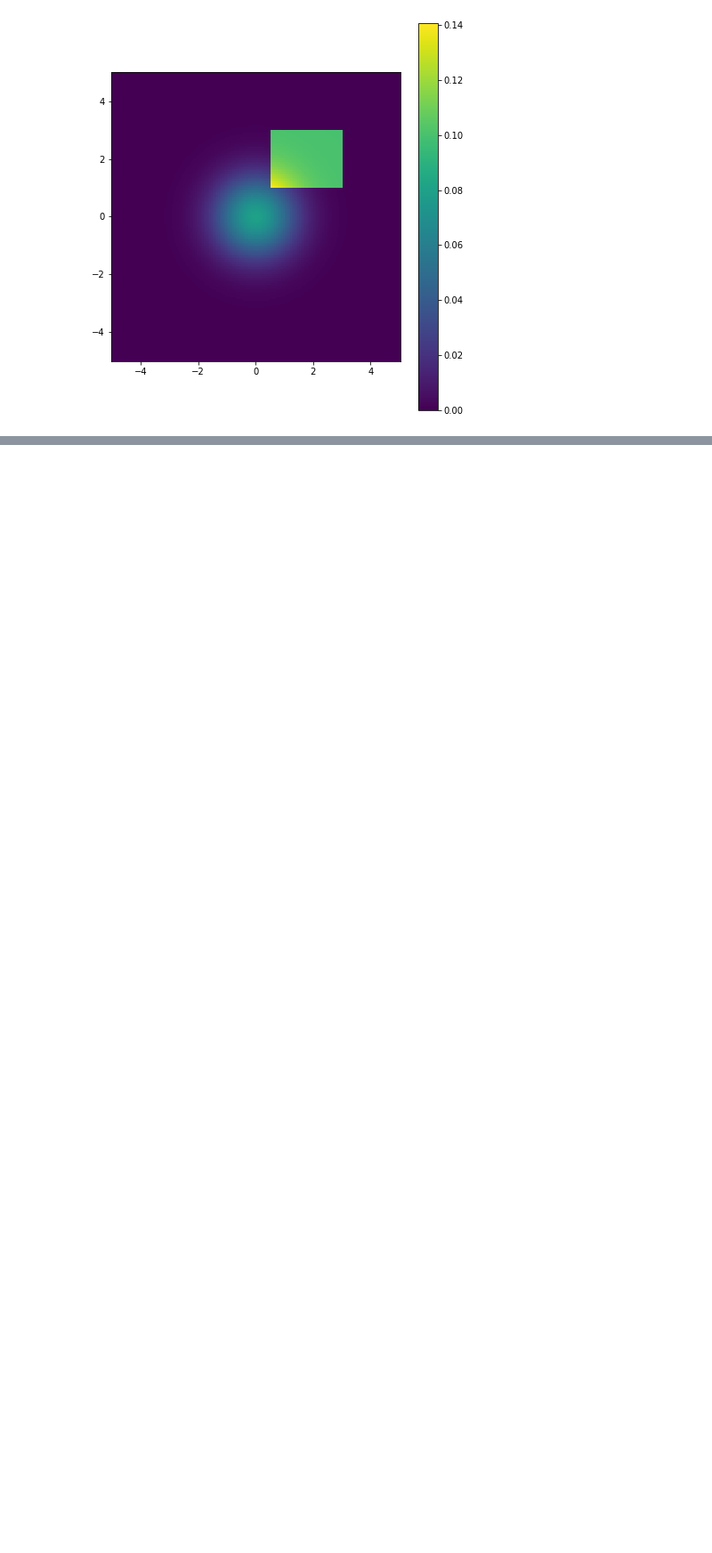
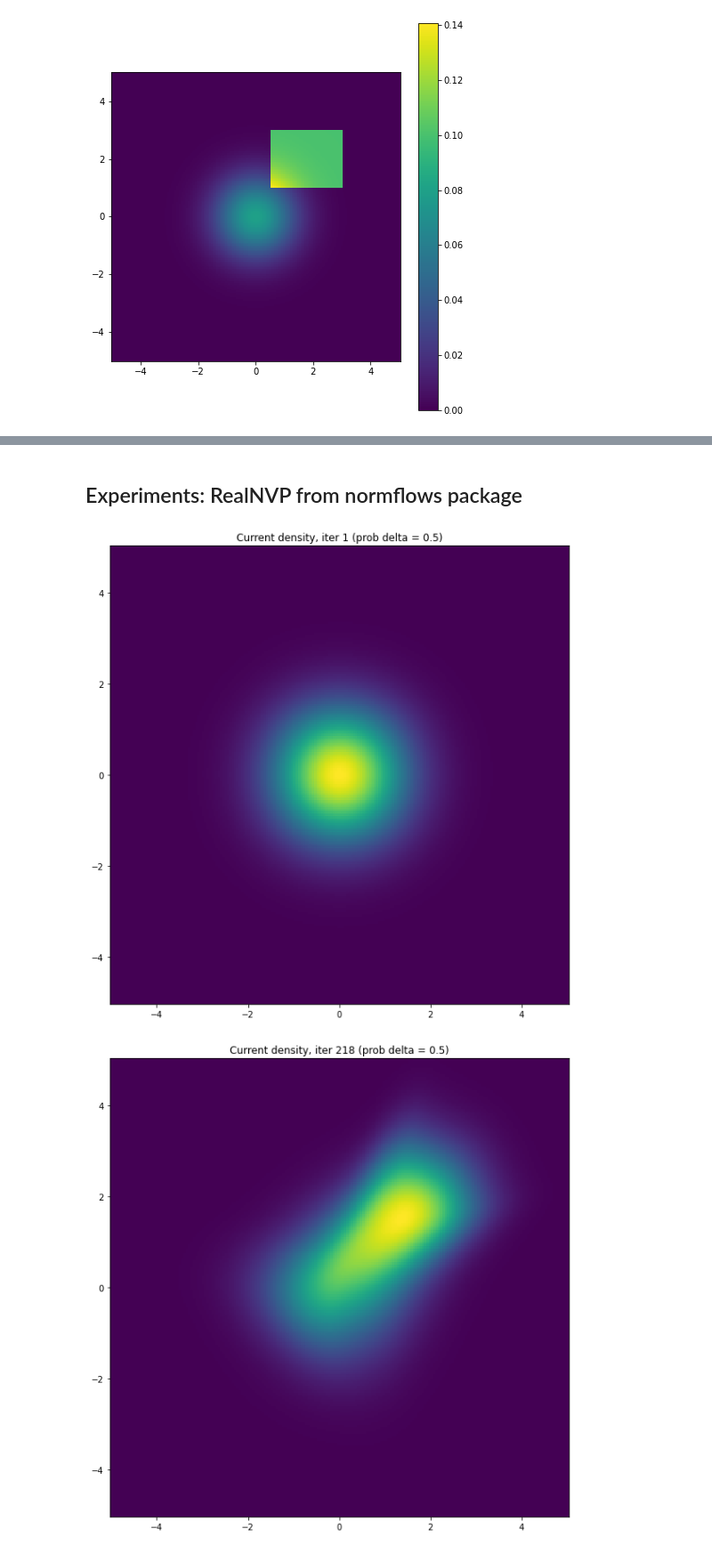
Before and after one commit to SirPentyna/mgr_normalizing_flows, a Jupyter notebook: Overview of methods.ipynb, the cells around one changed output, grey strips where cells are left out. Shown at 89% size. Drawn from its saved outputs; the diff is of its cells as text; code cells hidden in the pictures; blank space fills up the shorter version.

```diff
--- a/Overview of methods.ipynb
+++ b/Overview of methods.ipynb
@@ -383,0 +384,73 @@ plt.show()
+# %% [markdown]
+## Experiments: RealNVP from normflows package
+# %%
+import normflows as nf
+
+max_iter = 1750
+
+# Define 2D Gaussian base distribution
+base = nf.distributions.base.DiagGaussian(2)
+
+# Define list of flows
+num_layers = 32
+flows = []
+for i in range(num_layers):
+    # Neural network with two hidden layers having 64 units each
+    # Last layer is initialized by zeros making training more stable
+    param_map = nf.nets.MLP([1, 64, 64, 2], init_zeros=True)
+    # Add flow layer
+    flows.append(nf.flows.AffineCouplingBlock(param_map))
+    # Swap dimensions
+    flows.append(nf.flows.Permute(2, mode='swap'))
+
+model = nf.NormalizingFlow(base, flows)
+
+show_iter = int(max_iter/8)
+
+loss_hist = np.array([])
+
+optimizer = torch.optim.Adam(model.parameters(), lr=5e-5, weight_decay=1e-5)
+
+# Get training samples
+x_np = nu.forward(num_samples)[0].numpy()
+x = torch.tensor(x_np).float()
+
+# Training loop
+for it in tqdm(range(max_iter)):
+    optimizer.zero_grad()
+
+    # Compute loss
+    loss = model.forward_kld(x)
+
+    # Do backprop and optimizer step
+    if ~(torch.isnan(loss) | torch.isinf(loss)):
+        loss.backward()
+        optimizer.step()
+
+    # Log loss
+    loss_hist = np.append(loss_hist, loss.to('cpu').data.numpy())
+
+    #error prob
+
+    # Plot learned posterior
+    if (it + 1) % show_iter == 0 or it==0:
+        model.eval()
+        log_prob = model.log_prob(zz)
+        model.train()
+        prob = torch.exp(log_prob.to('cpu').view(*xx.shape))
+        prob[torch.isnan(prob)] = 0
+
+        fig = plt.figure(figsize=(10, 10))
+        plt.pcolormesh(xx, yy, prob.data.numpy(), shading='auto')
+        plt.gca().set_aspect('equal', 'box')
+        plt.title(f"Current density, iter {it+1} (prob delta = {prob_delta})")
+        plt.show()
+
+# Plot loss
+plt.figure(figsize=(10, 10))
+plt.plot(loss_hist, label='loss')
+plt.legend()
+plt.show()
+# %% [output]
+[figure, added]
+[figure, added]
```
Also changed, not shown: parts of 7 cells of this notebook, 2 other files.
